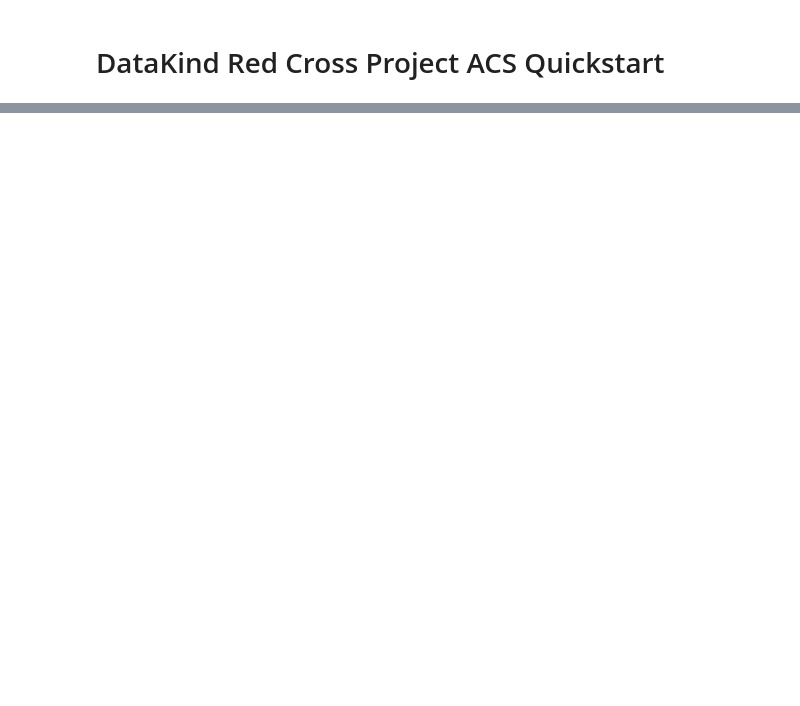
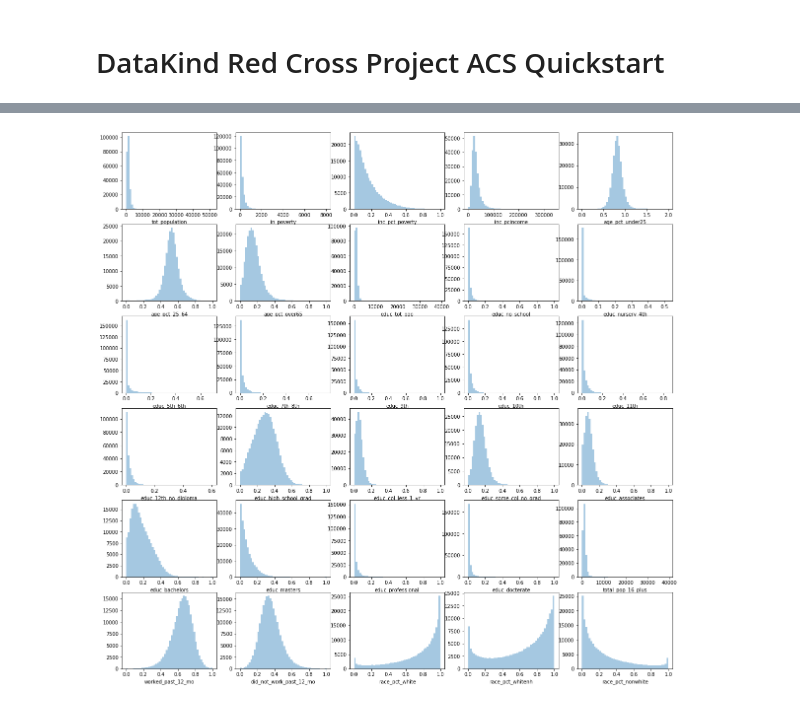
Before and after one commit to DataKind-DC/rcp2, a Jupyter notebook: notebooks/ACS_Starter.ipynb, the cells around one changed output, grey strips where cells are left out. Cells and saved outputs as stored; diff of their text form; code cells hidden in the pictures; blank space fills up the shorter version.

Commit message:
distribution plots for ACS columns

```diff
--- a/notebooks/ACS_Starter.ipynb
+++ b/notebooks/ACS_Starter.ipynb
@@ -24,0 +15,2 @@ ACS.head(2)
+# %%
+acs_block_df = pd.read_csv('../../data/ACS 5YR Block Group Data.csv', dtype = {'GEOID': int})
@@ -24,0 +47,3 @@ ACS.head(2)
+# %%
+acs_block_c4_34_df = acs_block_df.iloc[:, 4:34]
+acs_block_c4_34_df.info()
@@ -24,0 +68,8 @@ ACS.head(2)
+# %%
+fig, axs = plt.subplots(6, 5, figsize = [20, 20])
+for i in range(6):
+    for j in range(5):
+        sns.distplot(acs_block_c4_34_df.iloc[:, (i*5)+j].dropna(), kde = False, ax = axs[i, j])
+plt.savefig('../../data/acs_cols_3_34_dist')
+# %% [output]
+[figure, added]
```
Also changed, not shown: parts of 8 cells of this notebook, 1 other file.
